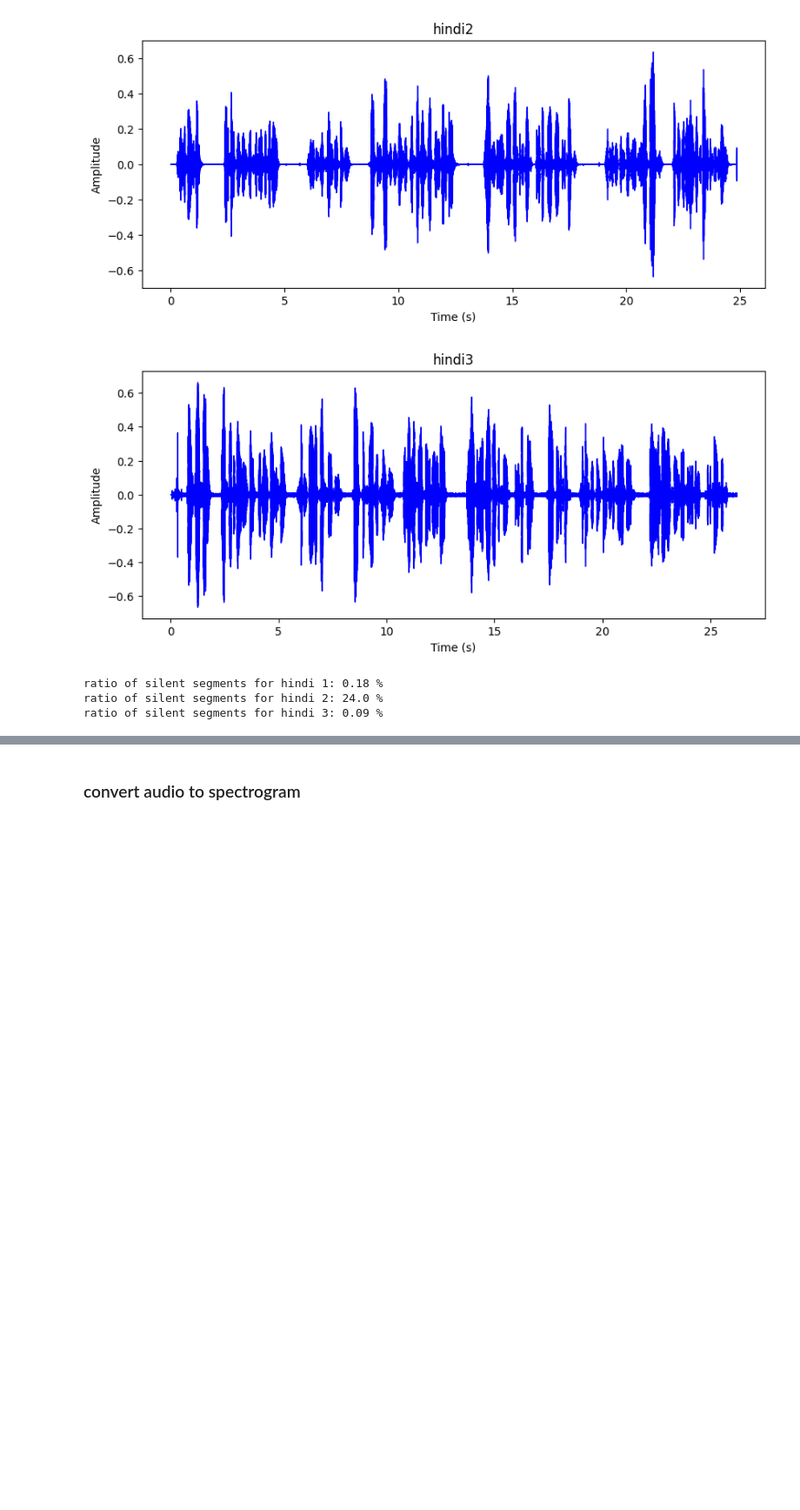
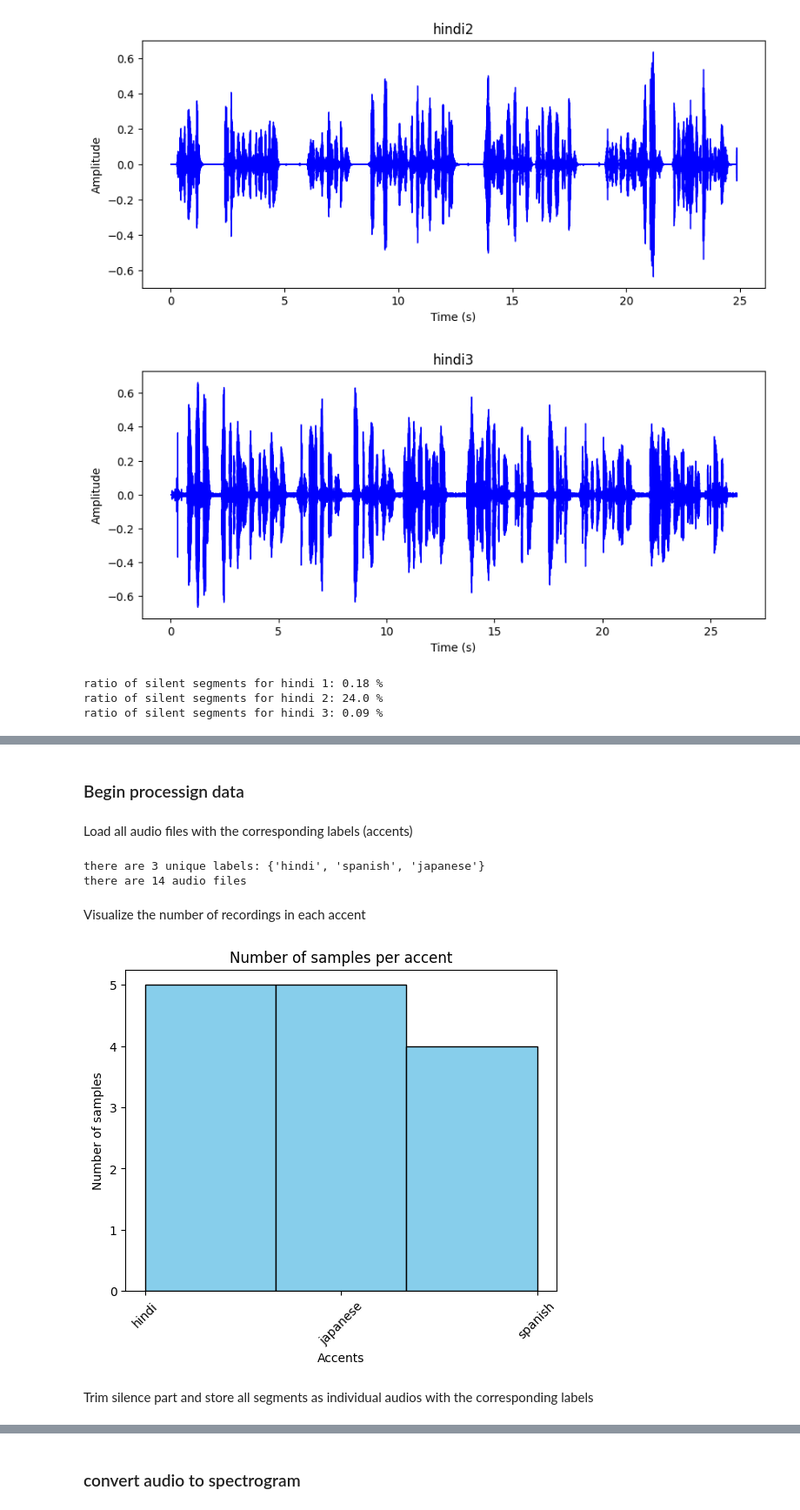
Before and after one commit to BlcMed/accent-recognition, a Jupyter notebook: notebooks/EDA.ipynb, the cells around one changed output, grey strips where cells are left out. Shown: that part at 87% size. Saved outputs shown, nothing was run; the diff lists cells and outputs as text; code cells hidden in the pictures; blank space fills up the shorter version.

```diff
--- a/notebooks/EDA.ipynb
+++ b/notebooks/EDA.ipynb
@@ -13,2 +13,13 @@ sr = 22050
+# %%
+SAMPLING_RATING = 22050
+FRAME_LENGTH_ENERGY = 2048  # 512
+THRESHOLD_PERCENTAGE = 0.01  # percentage of max energy
+MIN_SILENCE_DURATION = 1  # in seconds
+
+# n_fft=512 # the window size
+HOP_LENGTH = 512  # the number of samples between successive frames
+SEGMENT_DURATION = 0.025  # in seceonds
+SEGMENT_OVERLAP = 0.01  # in seceonds
+N_MFCC = 13
 # %% [markdown]
 ## Preprocessing
@@ -85,0 +104,25 @@ sf.write("../data/processed/hindi2.mp3", segment, sr)
+# %% [markdown]
+### Begin processign data
+# %% [markdown]
+Load all audio files with the corresponding labels (accents)
+# %%
+audio_data, labels = load_audio_files("../data/raw/recordings/", sr=SAMPLING_RATING)
+unique_labels=set(labels)
+print(f'there are {len(unique_labels)} unique labels: {unique_labels}')
+print(f'there are {len(audio_data)} audio files')
+# %% [output]
+there are 3 unique labels: {'hindi', 'spanish', 'japanese'}
+there are 14 audio files
+# %% [markdown]
+Visualize the number of recordings in each accent
+# %%
+plt.hist(labels, bins=len(unique_labels), color='skyblue', edgecolor='black')
+plt.xlabel('Accents')
+plt.ylabel('Number of samples')
+plt.title('Number of samples per accent')
+plt.xticks(rotation=45)
+plt.show()
+# %% [output]
+[figure, added]
+# %% [markdown]
+Trim silence part and store all segments as individual audios with the corresponding labels
```
Also changed, not shown: parts of 21 cells of this notebook, 5 other files.
